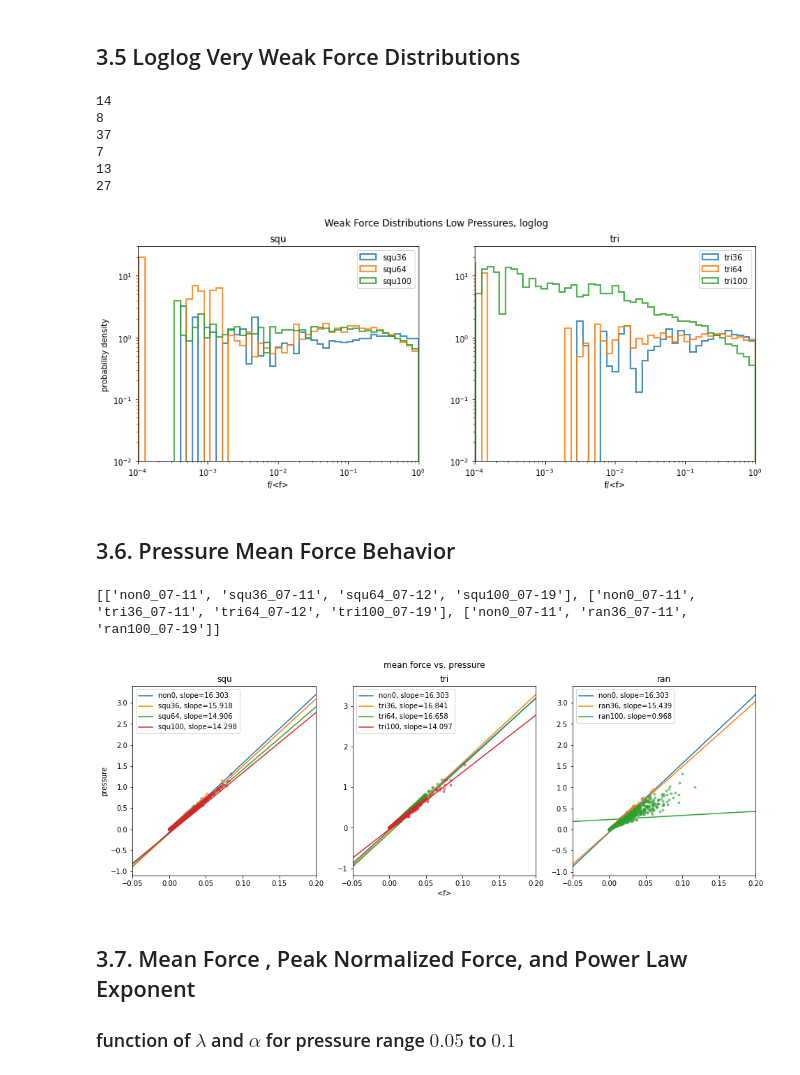
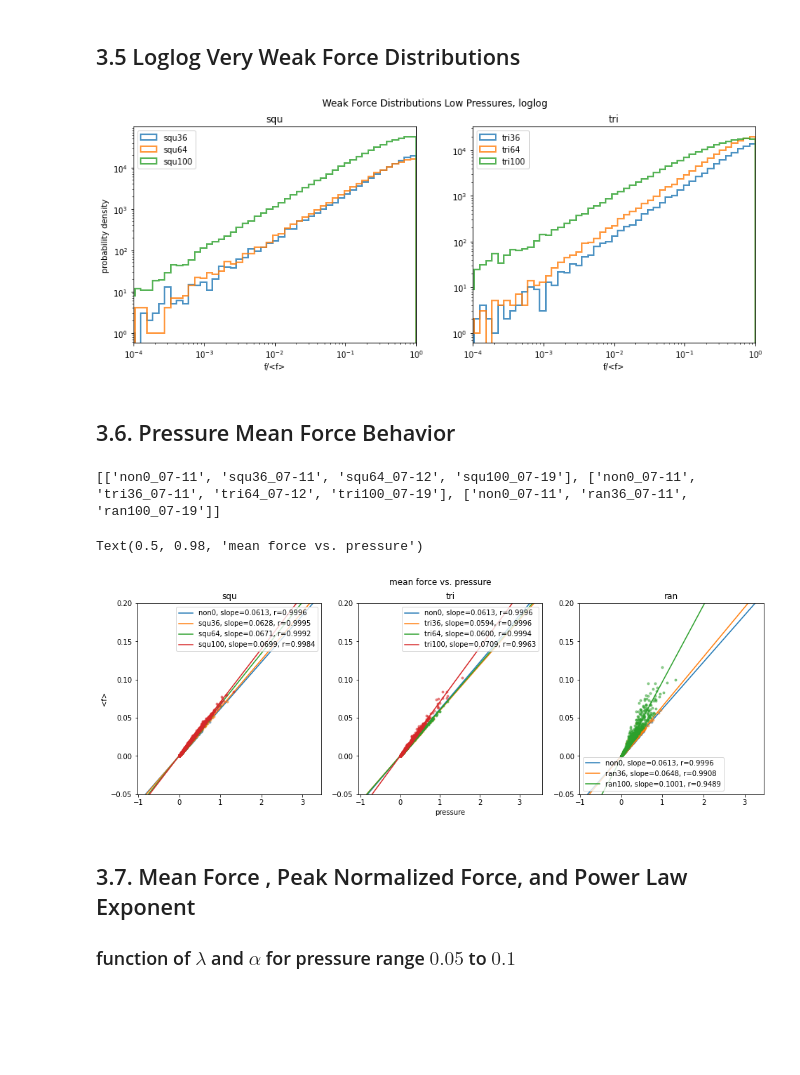
Before and after one commit to andyletzhang/SwatGrains, a Jupyter notebook: BondInfo_Analysis.ipynb, the cells around one changed output. Cells and saved outputs as stored; diff of their text form; code cells hidden in the pictures; blank space fills up the shorter version.

```diff
--- a/BondInfo_Analysis.ipynb
+++ b/BondInfo_Analysis.ipynb
@@ -75,10 +75,6 @@ def sort_particles(dataset, types=[0,1,2]):
             # pin-large
             large_mobile=pd.concat([large_mobile,coords2])
             pins=pd.concat([pins,coords1])
-    # Cut off coordinate values at six decimals - this accounts for issues with floating point arithmetic
-    large_mobile=large_mobile.round(6)
-    small_mobile=small_mobile.round(6)
-    pins=pins.round(6)
 
     sortedFrame=pd.concat([large_mobile.assign(particleType=2),small_mobile.assign(particleType=1), pins.assign(particleType=0)])
     return  sortedFrame[sortedFrame.particleType.isin(types)] # return combined dataframes, with additional column for type
@@ -226,16 +163,4 @@ plt.show()
 # %%
-import numpy as np
-import matplotlib.pyplot as plt
-import scipy.optimize as sp
-import matplotlib
-import pandas as pd
-import os
-matplotlib.rcParams['text.usetex'] = True
-
-def z_fit(w, c):
-    return 4*(1-c*w)/(1-c*w/2)
-
-contactParameters = pd.read_csv('simulation_data/contact_number_parameters.txt', sep=' ', header=None, names=['trial','coefficient','z_iso','err1','err2', 'lambda'])
 contactParameters['w_pins']=[0,0,0,0,36/266,64/294,36/266,64/294, 16/246, 64/294,64/294, 36/266,100/330,100/330,100/330]
 plt.figure(figsize=(8,8))
 contactParameters['geo']=contactParameters['trial'].transform(lambda x: x[:3])
@@ -686,52 +611,47 @@ for fileGroup,ax in zip(fileGroups, axes):
     for file in fileGroup:
         pressures=get_pressures(filenames[file])
         #print(len(pressures[pressures<pressureCutoff].index))
-        ax.hist(dataDict[file].loc[pressures[pressures<pressureCutoff].index]['normalizedForce']/1e6, histtype='step', bins=10**np.linspace(-5,0,60), alpha=0.8, linewidth=2, density=True, label=file.split('_')[0])
+        ax.hist(dataDict[file].loc[pressures[pressures<pressureCutoff].index]['normalizedForce']/1e6, histtype='step', bins=10**np.linspace(-5,0,60), alpha=0.8, linewidth=2, density=False, label=file.split('_')[0])
     ax.set_xscale('log')
     ax.set_yscale('log')
     ax.set_xlim(1e-4,1)
-    ax.set_ylim(1e-2, 30)
+    #ax.set_ylim(1e-2, 30)
     ax.set_title(fileGroup[0][0:3])
-    ax.legend()
+    ax.legend(loc='upper left')
     ax.set_xlabel('f/<f>')
 axes[0].set_ylabel('probability density')
 fig.suptitle('Weak Force Distributions Low Pressures, loglog')
-#fig.savefig('plots/weakforcedistribution-low_pressure-loglog-July2020.jpg', dpi=300)
+#fig.savefig('plots/weakforcedistribution-all_pressure-loglog-July2020.jpg', dpi=300)
 # %% [output]
-14
-8
-37
-7
-13
-27
-[figure, old version]
+[figure, new version]
 # %% [markdown]
 ## 3.6. Pressure Mean Force Behavior
 # %%
 from scipy import stats
 
 dataDict[files[0]].groupby('trialName')['force'].mean().abs()
 get_pressures(filenames[files[0]])
 
 fig, axes = plt.subplots(1,3, figsize=(16,5))
 fileGroups = [files[0:4], [files[0]]+files[6:], [files[0]]+files[4:6]]
 print(fileGroups)
 for fileGroup, ax in zip(fileGroups, axes):
     for colorCounter, file in enumerate(fileGroup):
-        slope, intercept, r, p, stderr = stats.linregress(dataDict[file].groupby('trialName')['force'].mean().abs(),get_pressures(filenames[file]))
-        ax.plot(dataDict[file].groupby('trialName')['force'].mean().abs(),get_pressures(filenames[file]), '.', color='C{}'.format(colorCounter), alpha=0.5)
-        ax.plot([-0.05,0.2], slope*np.array([-0.05,0.2]+intercept),  color='C{}'.format(colorCounter), label='{}, slope={m:.3f}'.format(file.split('_')[0],m=slope))
-    ax.set_xlim(-0.05,0.2)
+        meanForces=dataDict[file].groupby('trialName')['force'].mean().abs()
+        slope, intercept, r, p, stderr = stats.linregress(meanForces[meanForces<0.2],get_pressures(filenames[file])[meanForces<0.2])
+        ax.plot(get_pressures(filenames[file]), meanForces, '.', color='C{}'.format(colorCounter), alpha=0.5)
+        ax.plot(slope*np.array([-0.05,0.2])+intercept, [-0.05,0.2], color='C{}'.format(colorCounter), label='{}, slope={m:.4f}, r={err:.4f}'.format(file.split('_')[0],m=1/slope, err=r))
+    ax.set_ylim(-0.05,0.2)
     ax.set_title(fileGroup[1][:3])
     ax.legend()
-axes[1].set_xlabel('<f>')
-axes[0].set_ylabel('pressure')
+axes[0].set_ylabel('<f>')
+axes[1].set_xlabel('pressure')
 fig.suptitle('mean force vs. pressure')
-
-fig.savefig('plots/meanforce_vs_pressure-July2020.jpg', dpi=300)
+#fig.savefig('plots/meanforce_vs_pressure-July2020.jpg', dpi=300)
 # %% [output]
 [['non0_07-11', 'squ36_07-11', 'squ64_07-12', 'squ100_07-19'], ['non0_07-11', 'tri36_07-11', 'tri64_07-12', 'tri100_07-19'], ['non0_07-11', 'ran36_07-11', 'ran100_07-19']]
+Text(0.5, 0.98, 'mean force vs. pressure')
-[figure, old version]
+[figure, new version]
 # %% [markdown]
 ## 3.7. Mean Force , Peak Normalized Force, and Power Law Exponent
 ### function of $\lambda$ and $\alpha$  for pressure range $0.05$ to $0.1$
```
Also changed, not shown: parts of 8 cells of this notebook, 1 other file.
